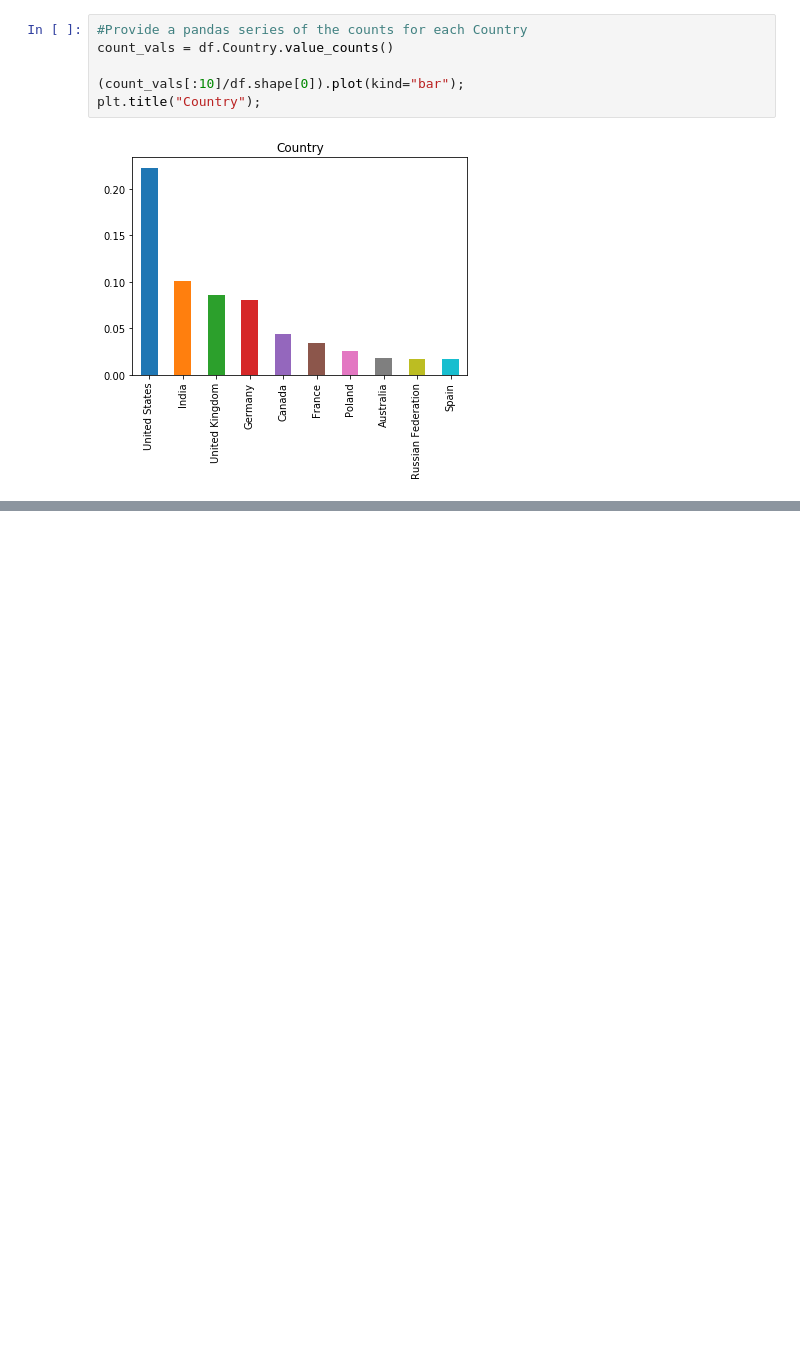
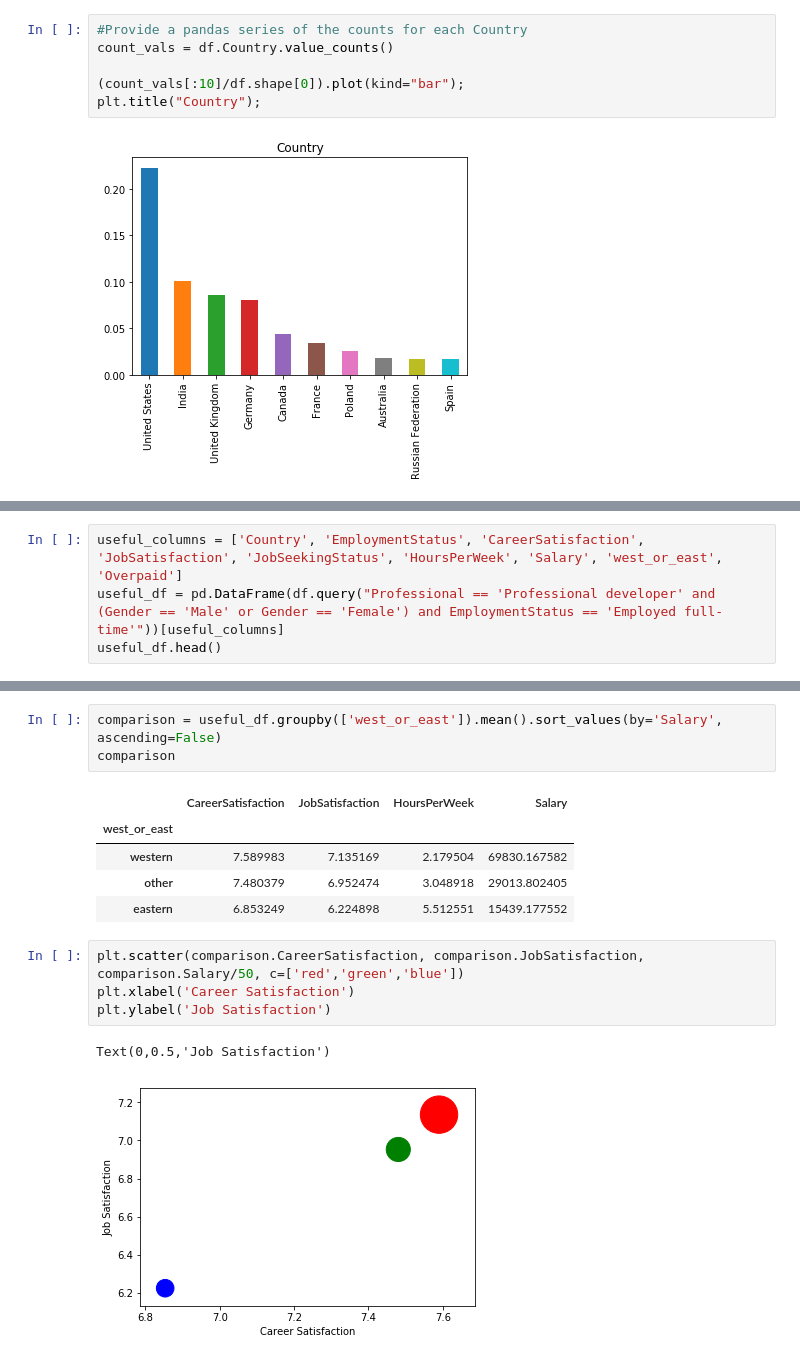
Before and after one commit to joshuayeung/Write-A-Data-Science-Blog-Post, a Jupyter notebook: Write a Data Science Blog Post.ipynb, the cells around one changed output, grey strips where cells are left out. Cells and saved outputs as stored; diff of their text form; blank space fills up the shorter version.

```diff
--- a/Write a Data Science Blog Post.ipynb
+++ b/Write a Data Science Blog Post.ipynb
@@ -69,0 +101,4 @@ pd.DataFrame(df.query("Professional == 'Professional developer' and (Gender == '
+# %%
+useful_columns = ['Country', 'EmploymentStatus', 'CareerSatisfaction', 'JobSatisfaction', 'JobSeekingStatus', 'HoursPerWeek', 'Salary', 'west_or_east', 'Overpaid']
+useful_df = pd.DataFrame(df.query("Professional == 'Professional developer' and (Gender == 'Male' or Gender == 'Female') and EmploymentStatus == 'Employed full-time'"))[useful_columns]
+useful_df.head()
@@ -69,0 +112,16 @@ pd.DataFrame(df.query("Professional == 'Professional developer' and (Gender == '
+# %%
+comparison = useful_df.groupby(['west_or_east']).mean().sort_values(by='Salary', ascending=False)
+comparison
+# %% [output]
+|  | CareerSatisfaction | JobSatisfaction | HoursPerWeek | Salary |
+| west_or_east |  |  |  |  |
+| western | 7.589983 | 7.135169 | 2.179504 | 69830.167582 |
+| other | 7.480379 | 6.952474 | 3.048918 | 29013.802405 |
+| eastern | 6.853249 | 6.224898 | 5.512551 | 15439.177552 |
+# %%
+plt.scatter(comparison.CareerSatisfaction, comparison.JobSatisfaction, comparison.Salary/50, c=['red','green','blue'])
+plt.xlabel('Career Satisfaction')
+plt.ylabel('Job Satisfaction')
+# %% [output]
+Text(0,0.5,'Job Satisfaction')
+[figure, added]
```
Also changed, not shown: parts of 8 cells of this notebook.
